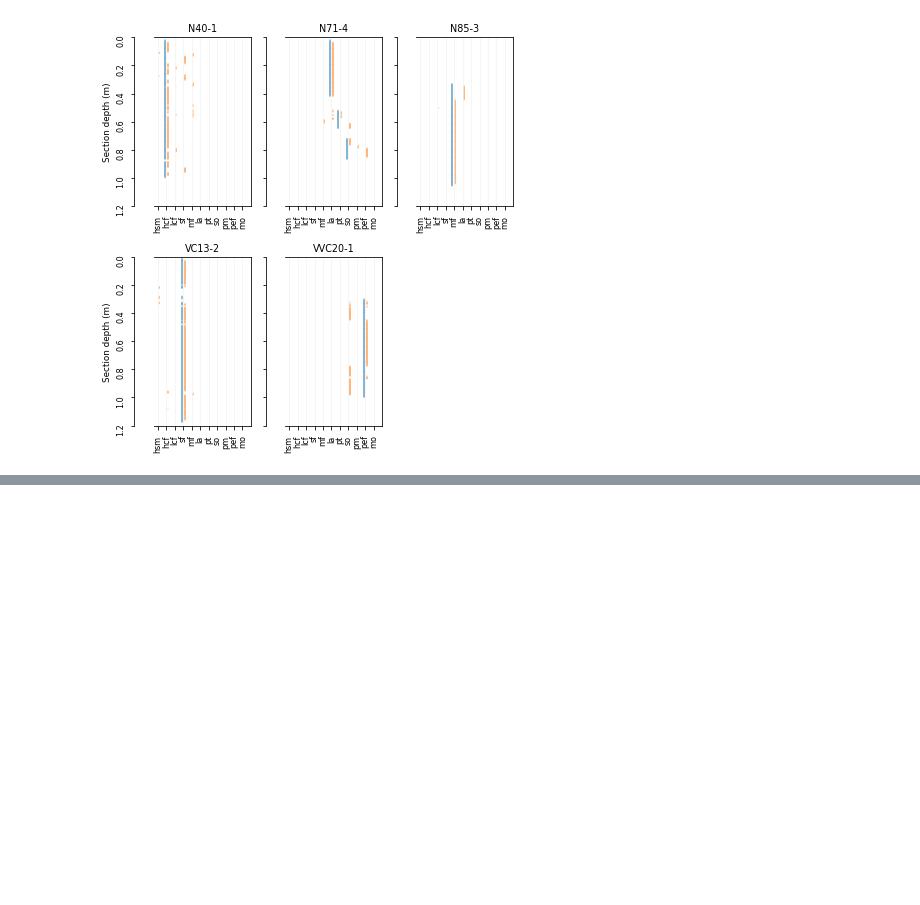
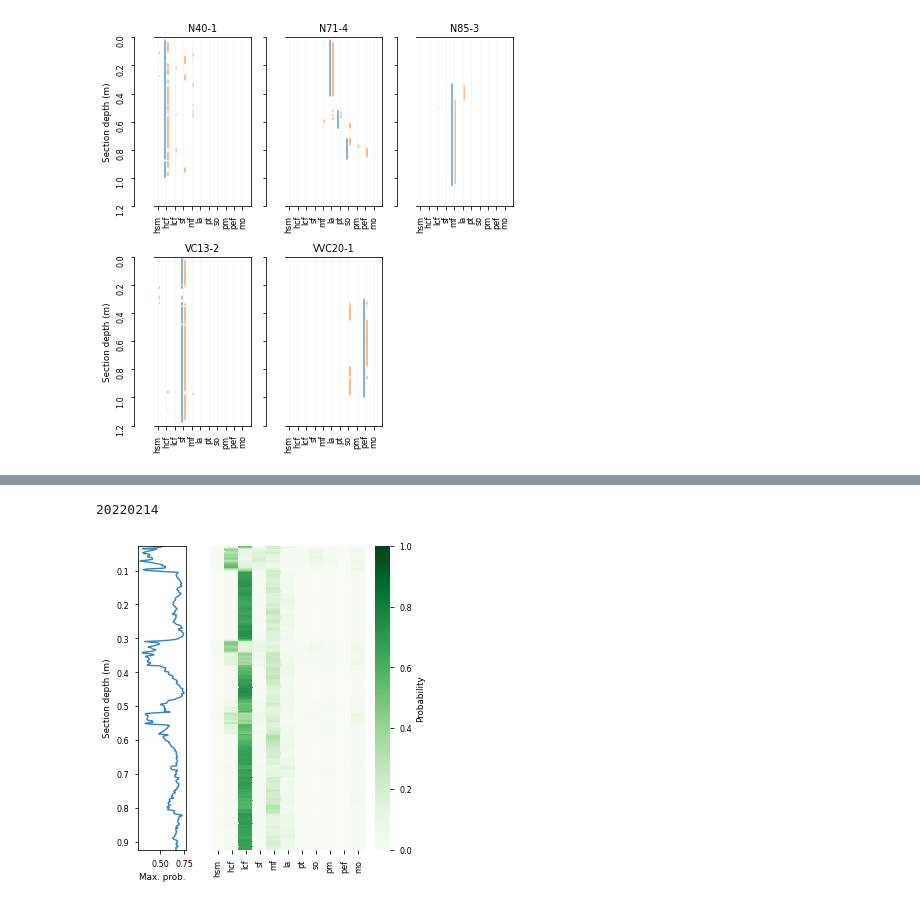
Before and after one commit to dispink/WASA-faciesXRF, a Jupyter notebook: prepare_paper_02.ipynb, the cells around one changed output, grey strips where cells are left out. Cells and saved outputs as stored; diff of their text form; code cells hidden in the pictures; blank space fills up the shorter version.

```diff
--- a/prepare_paper_02.ipynb
+++ b/prepare_paper_02.ipynb
@@ -291,0 +329,13 @@ print(date)
+# %%
+from wasafacies import Evaluation
+
+eva = Evaluation()
+Facies = eva.get_Facies()
+# %%
+X = compile_df.loc[compile_df.core_section == core_section, compile_df.columns[-11:]]
+max_pro = pd.concat(
+    [compile_df.loc[compile_df.core_section == core_section, 'section_depth_mm'], X.apply(np.max, axis=1)],
+    axis=1, join='inner'
+    )
+max_pro.columns = ['section_depth_mm', 'max_prob']
+max_pro
@@ -291,0 +357,22 @@ print(date)
+# %%
+fig, axes = plt.subplots(1, 2, figsize=(4.75, 5), gridspec_kw={'width_ratios': [1, 4]})
+
+axes[0].plot(max_pro.max_prob, max_pro.section_depth_mm*.001, alpha=.9)
+axes[0].set_ylim(max_pro.section_depth_mm.max()*.001, max_pro.section_depth_mm.min()*.001)
+axes[0].set_xlabel('Max. prob.')
+axes[0].set_ylabel('Section depth (m)')
+
+sns.heatmap(X, cmap='Greens', xticklabels=Facies, vmax=1, vmin=0,
+            yticklabels=False, ax=axes[1],
+            cbar_kws = {'label' : 'Probability', 'ticks': [0, 0.2, 0.4, 0.6, 0.8, 1]})
+
+axes[1].set_ylabel('')
+
+
+plt.tight_layout()
+plt.subplots_adjust(wspace=.2)
+fig.savefig('results/r_demo_prob_roll+lr_{}_{}.png'.format(core_section, date))
+print(date)
+# %% [output]
+20220214
+[figure, added]
```
Also changed, not shown: parts of 14 cells of this notebook.
